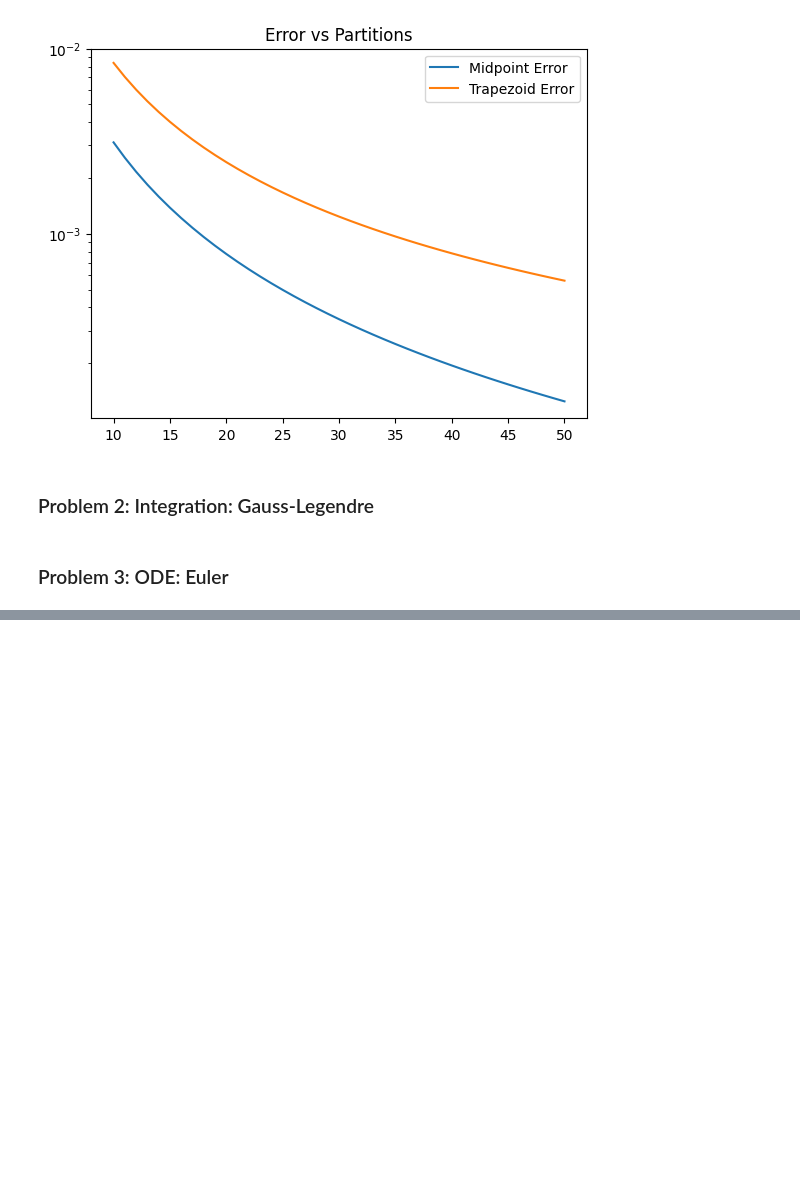
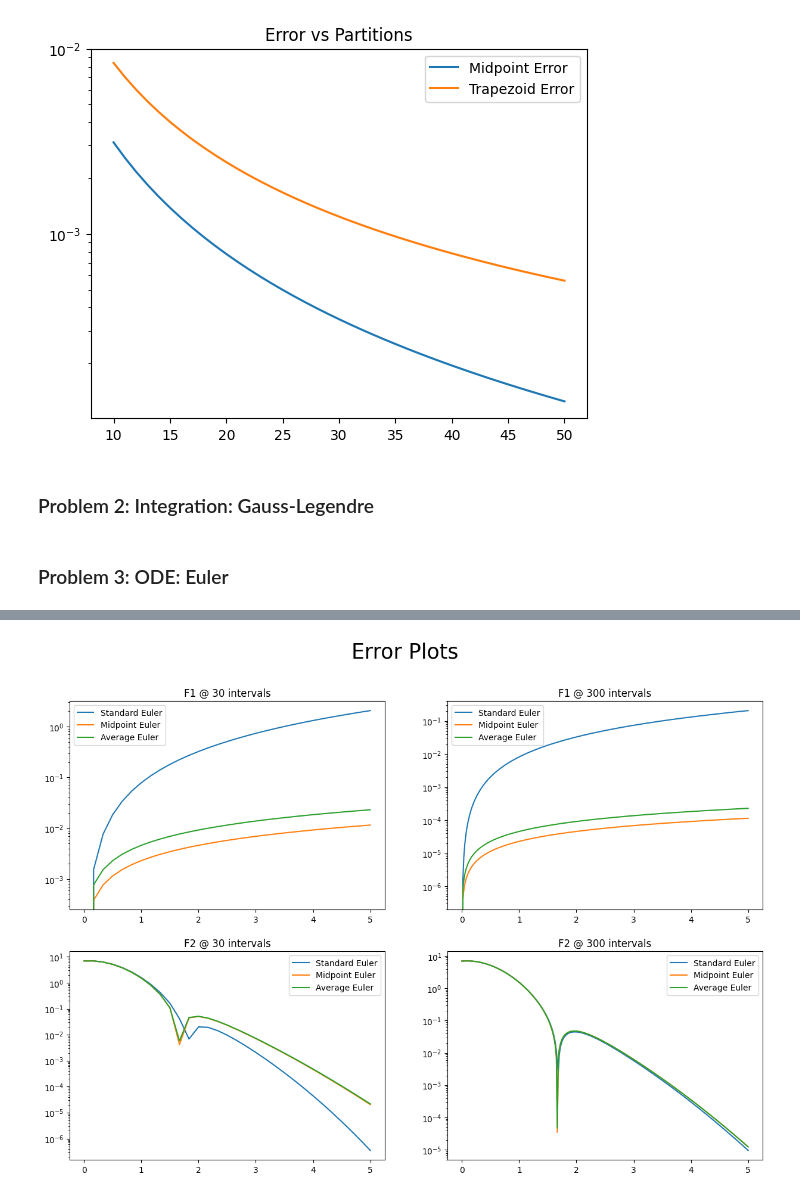
Before and after one commit to h-e-t/AERO222, a Jupyter notebook: HW5/TruebaHW5.ipynb, the cells around one changed output, grey strips where cells are left out. Saved outputs shown, nothing was run; the diff lists cells and outputs as text; code cells hidden in the pictures; blank space fills up the shorter version.

```diff
--- a/HW5/TruebaHW5.ipynb
+++ b/HW5/TruebaHW5.ipynb
@@ -261,0 +249,76 @@ plt.show()
+# %%
+
+### Equation 1 Errors ###
+# Error Plots
+### Equation 1 ###
+xlist130 = MODE1_30[0]
+xlist1300 = SODE1_300[0]
+
+ODE1True_30 = ODE1(xlist130, 0, True)
+ODE1True_300 = ODE1(xlist1300, 0, True)
+
+#Standard
+s130error = abs(SODE1_30[1]-ODE1True_30)
+s1300error = abs(SODE1_300[1]-ODE1True_300)
+
+#Average
+a130error = abs(AODE1_30[1]-ODE1True_30)
+a1300error = abs(AODE1_300[1]-ODE1True_300)
+
+#Midpoint
+m130error = abs(MODE1_30[1]-ODE1True_30)
+m1300error = abs(MODE1_300[1]-ODE1True_300)
+
+### Equation 2 ###
+xlist230 = MODE1_30[0]
+xlist2300 = MODE1_300[0]
+
+ODE2True_30 = ODE2(xlist230, 0, True)
+ODE2True_300 = ODE2(xlist2300, 0, True)
+
+#Standard
+s230error = abs(SODE2_30[1]-ODE2True_30)
+s2300error = abs(SODE2_300[1]-ODE2True_300)
+
+#Average
+a230error = abs(AODE2_30[1]-ODE2True_30)
+a2300error = abs(AODE2_300[1]-ODE2True_300)
+
+#Midpoint
+m230error = abs(MODE2_30[1]-ODE2True_30)
+m2300error = abs(MODE2_300[1]-ODE2True_300)
+
+ErrFig, ErrPlots = plt.subplots(2,2)
+ErrFig.suptitle('Error Plots')
+ErrFig.set_figwidth(15, True)
+ErrFig.set_figheight(10, True)
+plt.rc('figure', titlesize=40)
+
+ErrPlots[0][0].semilogy(xlist130, s130error, label = 'Standard Euler')
+ErrPlots[0][0].semilogy(xlist130, m130error, label = 'Midpoint Euler')
+ErrPlots[0][0].semilogy(xlist130, a130error, label = 'Average Euler')
+ErrPlots[0][0].legend()
+ErrPlots[0][0].set_title('F1 @ 30 intervals')
+
+ErrPlots[0][1].semilogy(xlist1300, s1300error, label = 'Standard Euler')
+ErrPlots[0][1].semilogy(xlist1300, m1300error, label = 'Midpoint Euler')
+ErrPlots[0][1].semilogy(xlist1300, a1300error, label = 'Average Euler')
+ErrPlots[0][1].legend()
+ErrPlots[0][1].set_title('F1 @ 300 intervals')
+
+ErrPlots[1][0].semilogy(xlist230, s230error, label = 'Standard Euler')
+ErrPlots[1][0].semilogy(xlist230, m230error, label = 'Midpoint Euler')
+ErrPlots[1][0].semilogy(xlist230, a230error, label = 'Average Euler')
+ErrPlots[1][0].legend()
+ErrPlots[1][0].set_title('F2 @ 30 intervals')
+
+ErrPlots[1][1].semilogy(xlist2300, s2300error, label = 'Standard Euler')
+ErrPlots[1][1].semilogy(xlist2300, m2300error, label = 'Midpoint Euler')
+ErrPlots[1][1].semilogy(xlist2300, a2300error, label = 'Average Euler')
+ErrPlots[1][1].legend()
+ErrPlots[1][1].set_title('F2 @ 300 intervals')
+
+plt.show()
+# Plot All Solutions for 30 Intervals Separate from 300 Intervals (Same for Error)
+# %% [output]
+[figure, added]
```
Also changed, not shown: parts of 1 cell of this notebook.
